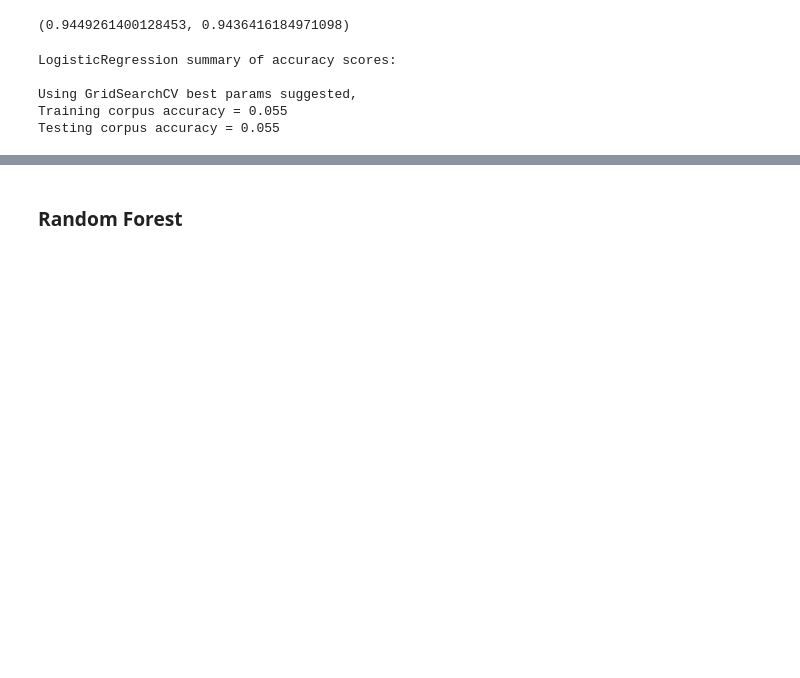
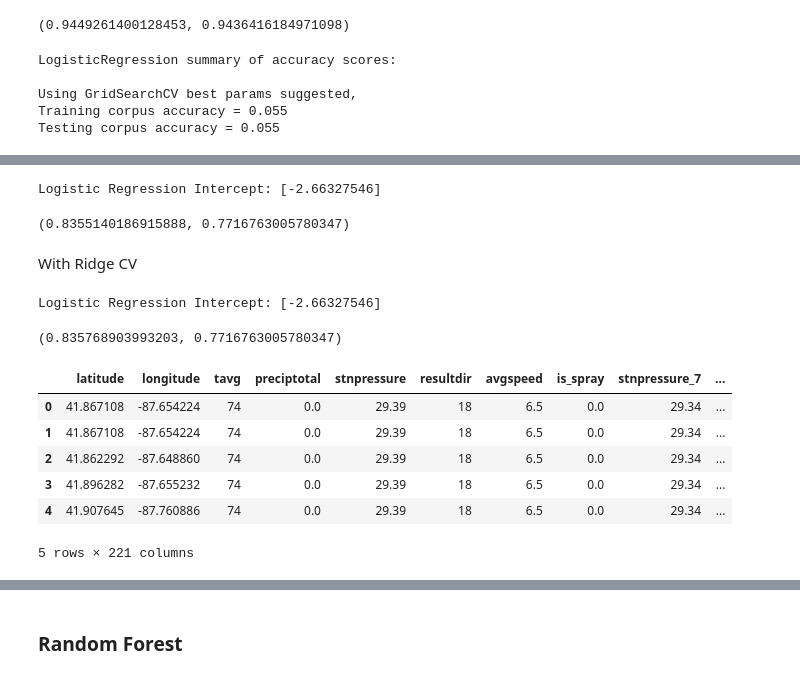
Before and after one commit to lindytanll/predict-west-nile-virus, a Jupyter notebook: code/5. Model Exploration.ipynb, the cells around one changed output, grey strips where cells are left out. Cells and saved outputs as stored; diff of their text form; code cells hidden in the pictures; blank space fills up the shorter version.

```diff
--- a/code/5. Model Exploration.ipynb
+++ b/code/5. Model Exploration.ipynb
@@ -285,0 +420,22 @@ Testing corpus accuracy = 0.055
+# %%
+df2 = df.copy()
+# %%
+df2.drop(columns = ['week_23',
+ 'week_24',
+ 'week_25',
+ 'week_26',
+ 'week_27',
+ 'week_28',
+ 'week_29',
+ 'week_30',
+ 'week_31',
+ 'week_32',
+ 'week_33',
+ 'week_34',
+ 'week_35',
+ 'week_36',
+ 'week_37',
+ 'week_38',
+ 'week_39',
+ 'week_40',
+ 'week_41',], inplace = True)
@@ -285,0 +549,2 @@ Testing corpus accuracy = 0.055
+# %%
+df = df2.copy()
@@ -285,0 +587,40 @@ Testing corpus accuracy = 0.055
+# %%
+logreg = LogisticRegression(max_iter=10_000)
+
+# Fit model
+logreg.fit(Xsm_train, ysm_train)
+
+print(f'Logistic Regression Intercept: {logreg.intercept_}')
+# %% [output]
+Logistic Regression Intercept: [-2.66327546]
+# %%
+#logreg of no-week data, with SMOTE
+logreg.score(Xsm_train, ysm_train), logreg.score(Xs_holdout, y_holdout)
+# %% [output]
+(0.8355140186915888, 0.7716763005780347)
+# %% [markdown]
+With Ridge CV
+# %%
+ridge = LogisticRegression(max_iter=10_000, penalty = 'l2', solver = 'liblinear')
+
+# Fit model
+ridge.fit(Xsm_train, ysm_train)
+
+print(f'Logistic Regression Intercept: {logreg.intercept_}')
+# %% [output]
+Logistic Regression Intercept: [-2.66327546]
+# %%
+#logreg of no-week data, with SMOTE
+ridge.score(Xsm_train, ysm_train), ridge.score(Xs_holdout, y_holdout)
+# %% [output]
+(0.835768903993203, 0.7716763005780347)
+# %%
+df.head()
+# %% [output]
+|  | latitude | longitude | tavg | preciptotal | stnpressure | resultdir | avgspeed | is_spray | stnpressure_7 | ... |
+| 0 | 41.867108 | -87.654224 | 74 | 0.0 | 29.39 | 18 | 6.5 | 0.0 | 29.34 | ... |
+| 1 | 41.867108 | -87.654224 | 74 | 0.0 | 29.39 | 18 | 6.5 | 0.0 | 29.34 | ... |
+| 2 | 41.862292 | -87.648860 | 74 | 0.0 | 29.39 | 18 | 6.5 | 0.0 | 29.34 | ... |
+| 3 | 41.896282 | -87.655232 | 74 | 0.0 | 29.39 | 18 | 6.5 | 0.0 | 29.34 | ... |
+| 4 | 41.907645 | -87.760886 | 74 | 0.0 | 29.39 | 18 | 6.5 | 0.0 | 29.34 | ... |
+5 rows × 221 columns
```
Also changed, not shown: parts of 86 cells of this notebook.
